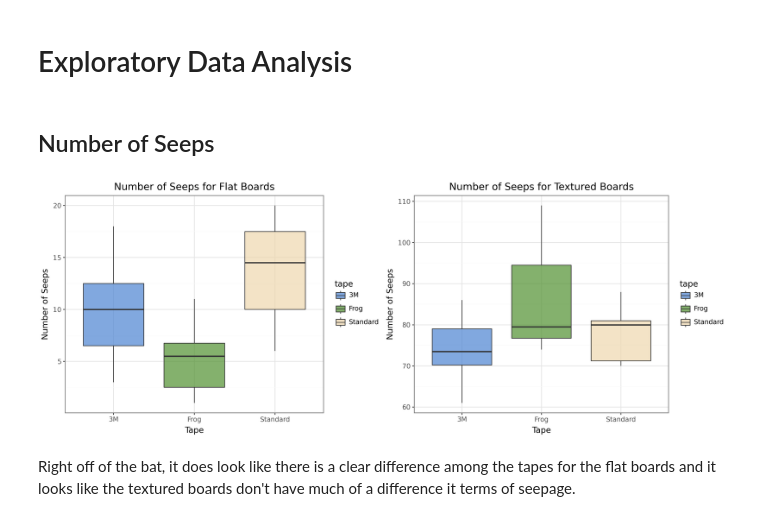
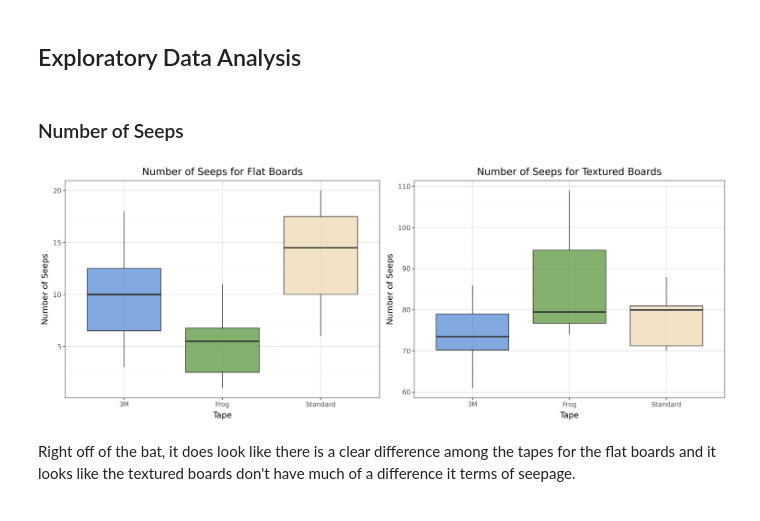
Before and after one commit to quintbro/masking-tape-analysis, a Jupyter notebook: masking_tape_analysis.ipynb, the cells around one changed output. Drawn from its saved outputs; the diff is of its cells as text; code cells hidden in the pictures.

```diff
--- a/masking_tape_analysis.ipynb
+++ b/masking_tape_analysis.ipynb
@@ -14,32 +14,34 @@ theme_set(theme_bw())
 # %%
 mask = pd.read_csv("masking_tape.csv")
 # %% [markdown]
-# Exploratory Data Analysis
+## Exploratory Data Analysis
 # %% [markdown]
-## Number of Seeps
+### Number of Seeps
 # %%
 Flat = ggplot(mask[mask["texture"] == "Flat"]) \
 + geom_boxplot(aes(y = 'num_seeps',x = 'tape',fill = 'tape'), alpha = 0.7) \
 + scale_fill_manual(values = ['#4b83d2','#4f8f2e',  '#EED8AE']) \
++ theme(legend_position="none") \
 + labs(
     title = "Number of Seeps for Flat Boards",
     x = "Tape",
     y = "Number of Seeps"
 )
 Textured = ggplot(mask[mask["texture"] == "Textured"]) \
 + geom_boxplot(aes(y = 'num_seeps',x = 'tape',fill = 'tape'), alpha = 0.7) \
 + scale_fill_manual(values = ['#4b83d2','#4f8f2e',  '#EED8AE']) \
++ theme(legend_position="none") \
 + labs(
     title = "Number of Seeps for Textured Boards",
     x = "Tape",
     y = "Number of Seeps"
 )
 
 grid = PGrid({"Flat" : Flat,
               "Textured" : Textured})
-grid.quilt("Flat + Textured")
+grid.quilt("Flat + Textured", size = (1500, 2000))
 # %% [output]
-[figure, old version]
+[figure, new version]
 # %% [markdown]
 Right off of the bat, it does look like there is a clear difference among the tapes for the flat boards and it looks like the textured boards don't have much of a difference it terms of seepage.
 # %% [markdown]
```
Also changed, not shown: parts of 34 cells of this notebook.
